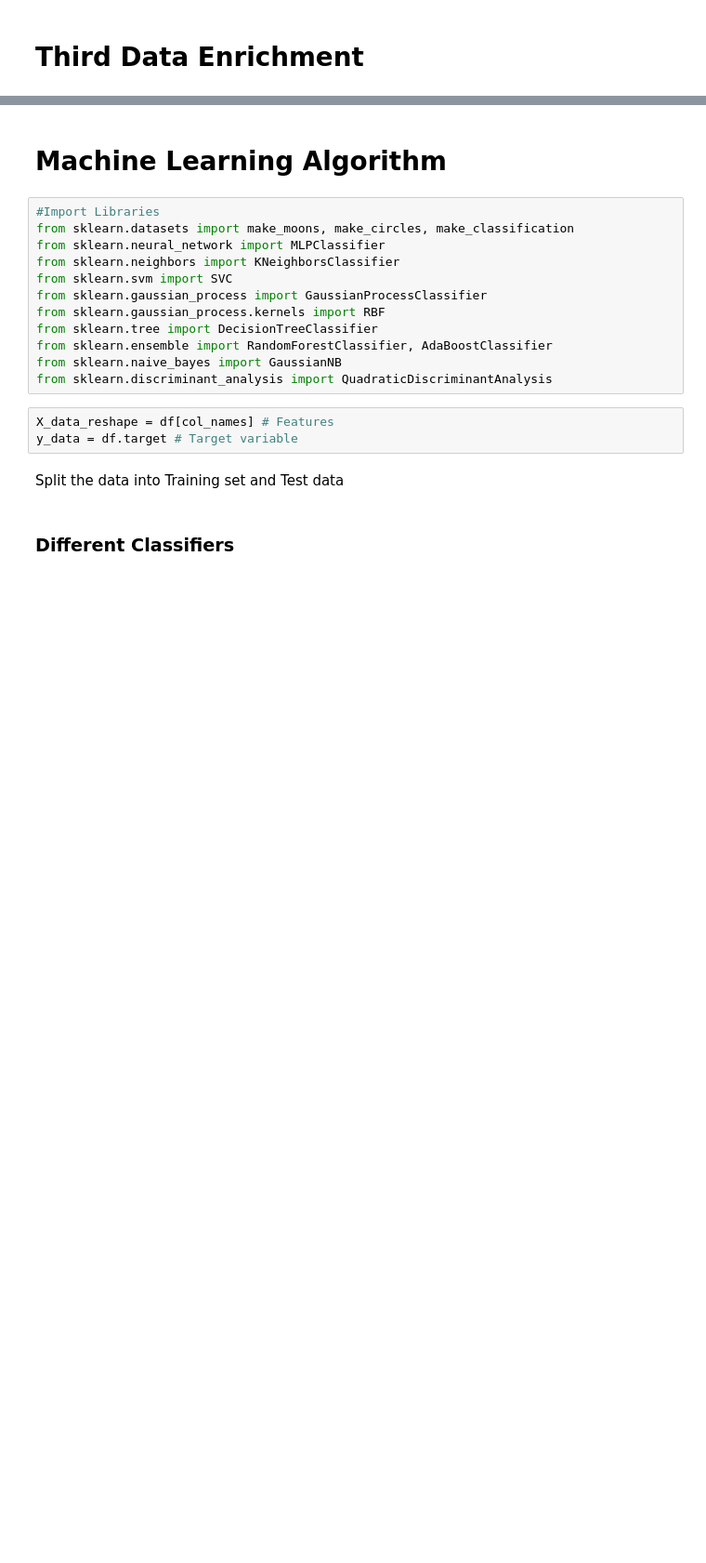
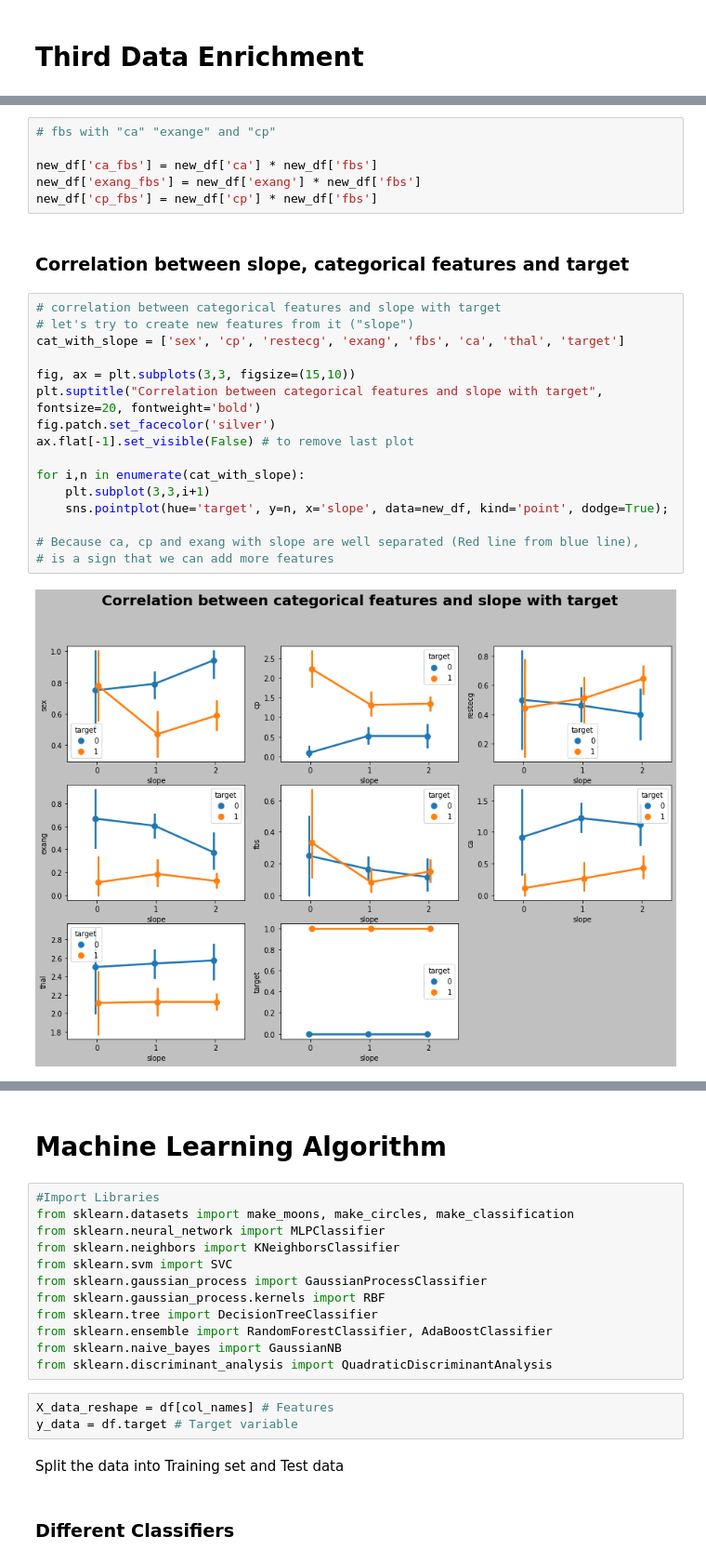
Before and after one commit to snarvekark/ML_Assignments, a Jupyter notebook: MidTerm_Project.ipynb, the cells around one changed output, grey strips where cells are left out. Shown at 93% size. Cells and saved outputs as stored; diff of their text form; blank space fills up the shorter version.

```diff
--- a/MidTerm_Project.ipynb
+++ b/MidTerm_Project.ipynb
@@ -597,0 +626,26 @@ Accuracy: 0.8351648351648352
+# %%
+# fbs with "ca" "exange" and "cp"
+
+new_df['ca_fbs'] = new_df['ca'] * new_df['fbs']
+new_df['exang_fbs'] = new_df['exang'] * new_df['fbs']
+new_df['cp_fbs'] = new_df['cp'] * new_df['fbs']
+# %% [markdown]
+### Correlation between slope, categorical features and target
+# %%
+# correlation between categorical features and slope with target
+# let's try to create new features from it ("slope")
+cat_with_slope = ['sex', 'cp', 'restecg', 'exang', 'fbs', 'ca', 'thal', 'target']
+
+fig, ax = plt.subplots(3,3, figsize=(15,10))
+plt.suptitle("Correlation between categorical features and slope with target", fontsize=20, fontweight='bold')
+fig.patch.set_facecolor('silver')
+ax.flat[-1].set_visible(False) # to remove last plot
+
+for i,n in enumerate(cat_with_slope):
+    plt.subplot(3,3,i+1)
+    sns.pointplot(hue='target', y=n, x='slope', data=new_df, kind='point', dodge=True);
+
+# Because ca, cp and exang with slope are well separated (Red line from blue line),
+# is a sign that we can add more features
+# %% [output]
+[figure, added]
```
Also changed, not shown: parts of 18 cells of this notebook.
